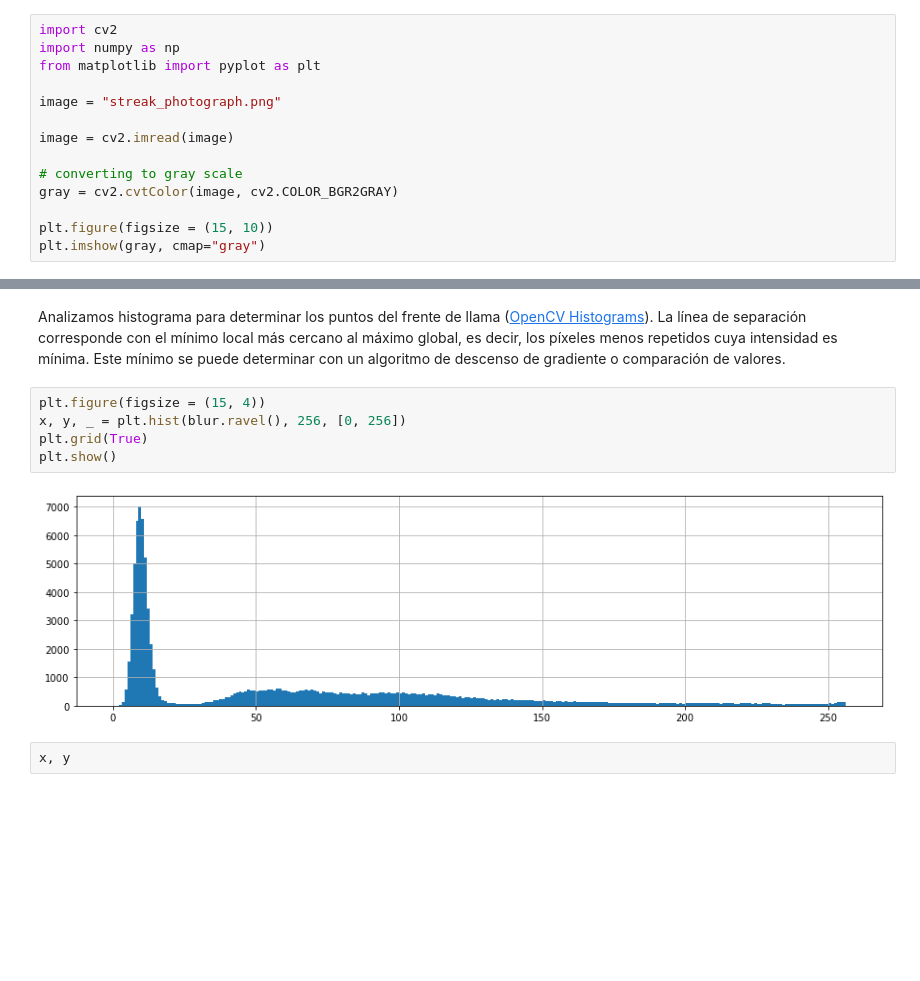
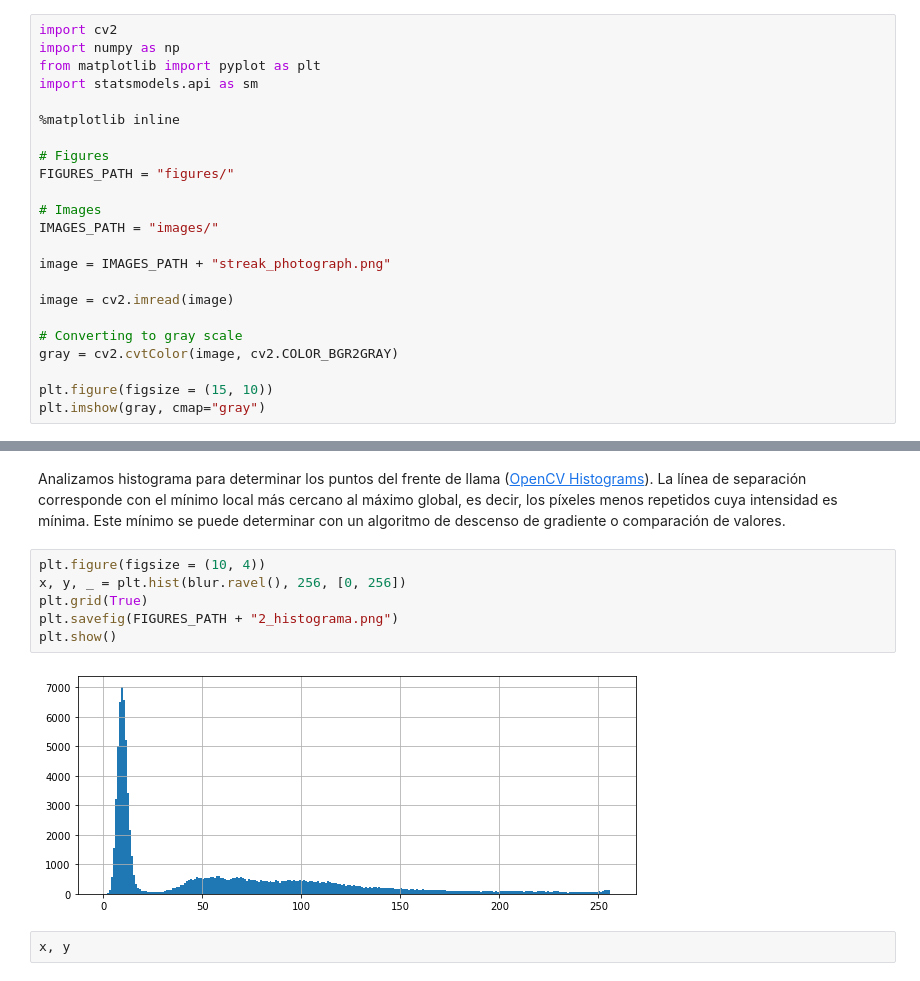
Before and after one commit to feliux/physics_projects, a Jupyter notebook: image_processing/3_frente_llamas/3_Velocidad_Frente_Llama.ipynb, the cells around one changed output, grey strips where cells are left out. Cells and saved outputs as stored; diff of their text form; blank space fills up the shorter version.

```diff
--- a/image_processing/3_frente_llamas/3_Velocidad_Frente_Llama.ipynb
+++ b/image_processing/3_frente_llamas/3_Velocidad_Frente_Llama.ipynb
@@ -42,12 +42,21 @@ Para ello, debe hacer los siguientes pasos:
 import cv2
 import numpy as np
 from matplotlib import pyplot as plt
+import statsmodels.api as sm
 
-image = "streak_photograph.png"
+%matplotlib inline
+
+# Figures
+FIGURES_PATH = "figures/"
+
+# Images
+IMAGES_PATH = "images/"
+
+image = IMAGES_PATH + "streak_photograph.png"
 
 image = cv2.imread(image)
 
-# converting to gray scale
+# Converting to gray scale
 gray = cv2.cvtColor(image, cv2.COLOR_BGR2GRAY)
 
 plt.figure(figsize = (15, 10))
@@ -68,12 +77,13 @@ plt.savefig("filtro_gausiano.png")
 # %% [markdown]
 Analizamos histograma para determinar los puntos del frente de llama ([OpenCV Histograms](https://docs.opencv.org/4.5.2/d1/db7/tutorial_py_histogram_begins.html)). La línea de separación corresponde con el mínimo local más cercano al máximo global, es decir, los píxeles menos repetidos cuya intensidad es mínima. Este mínimo se puede determinar con un algoritmo de descenso de gradiente o comparación de valores.
 # %%
-plt.figure(figsize = (15, 4))
+plt.figure(figsize = (10, 4))
 x, y, _ = plt.hist(blur.ravel(), 256, [0, 256])
 plt.grid(True)
+plt.savefig(FIGURES_PATH + "2_histograma.png")
 plt.show()
 # %% [output]
-[figure, old version]
+[figure, new version]
 # %%
 x, y
 # %% [output]
```
Also changed, not shown: parts of 11 cells of this notebook, 26 other files.
